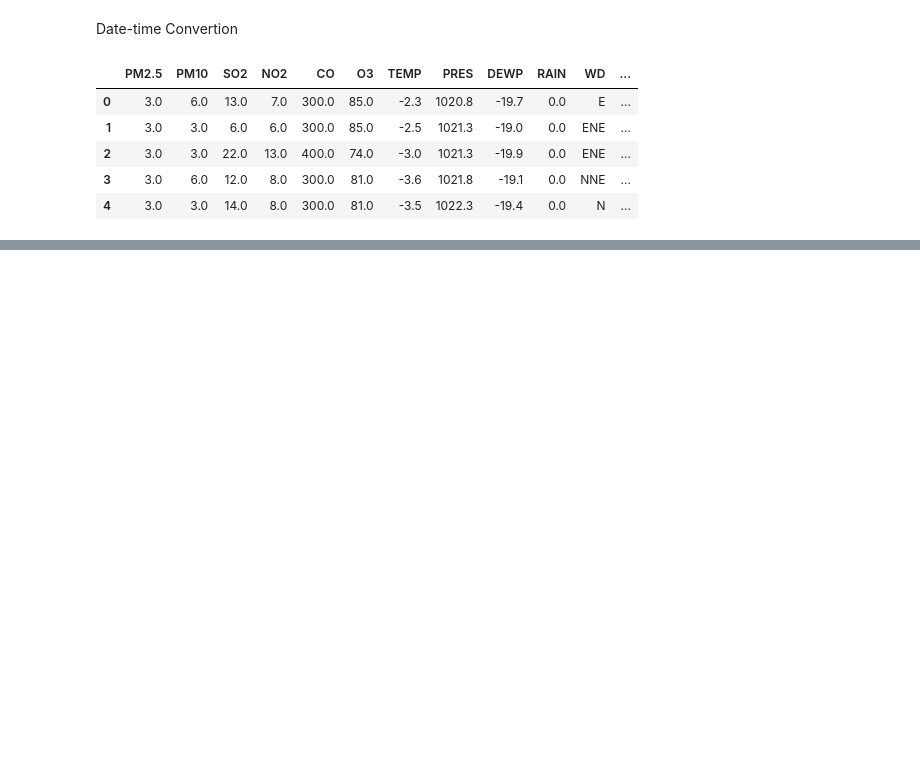
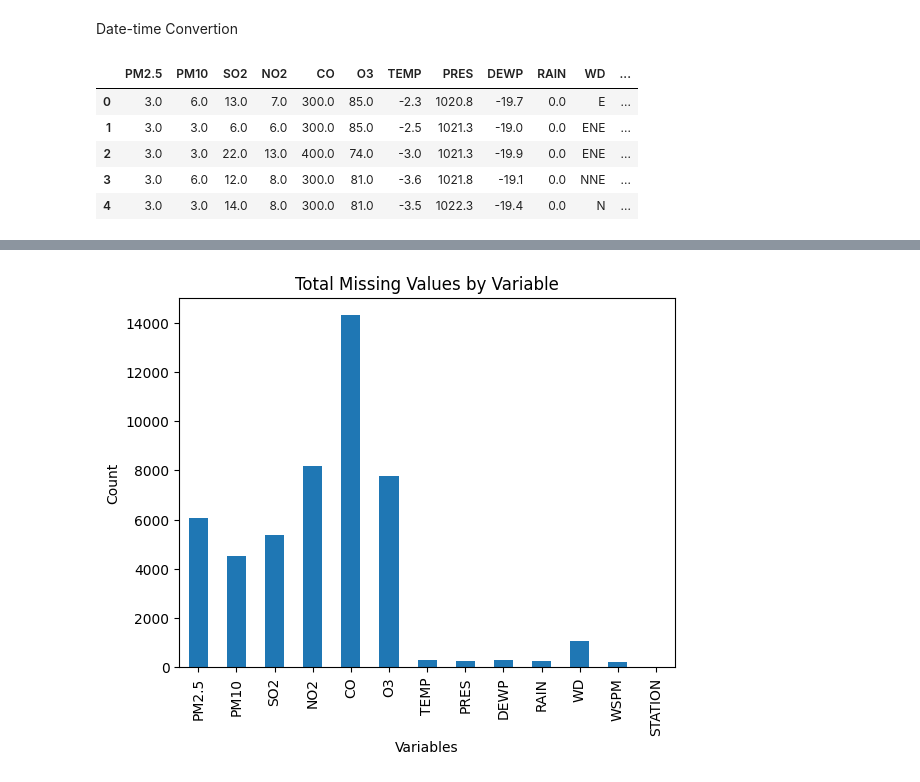
Before and after one commit to CheeRanidu/CMP7005, a Jupyter notebook: st20272023_CMP7005.ipynb, the cells around one changed output, grey strips where cells are left out. Saved outputs shown, nothing was run; the diff lists cells and outputs as text; code cells hidden in the pictures; blank space fills up the shorter version.

```diff
--- a/st20272023_CMP7005.ipynb
+++ b/st20272023_CMP7005.ipynb
@@ -227,0 +244,6 @@ plt.show()
+# %%
+# Total missing values per variable
+data.isnull().sum().plot(kind='bar', title='Total Missing Values by Variable', xlabel='Variables', ylabel='Count')
+plt.show()
+# %% [output]
+[figure, added]
```
Also changed, not shown: parts of 32 cells of this notebook.
